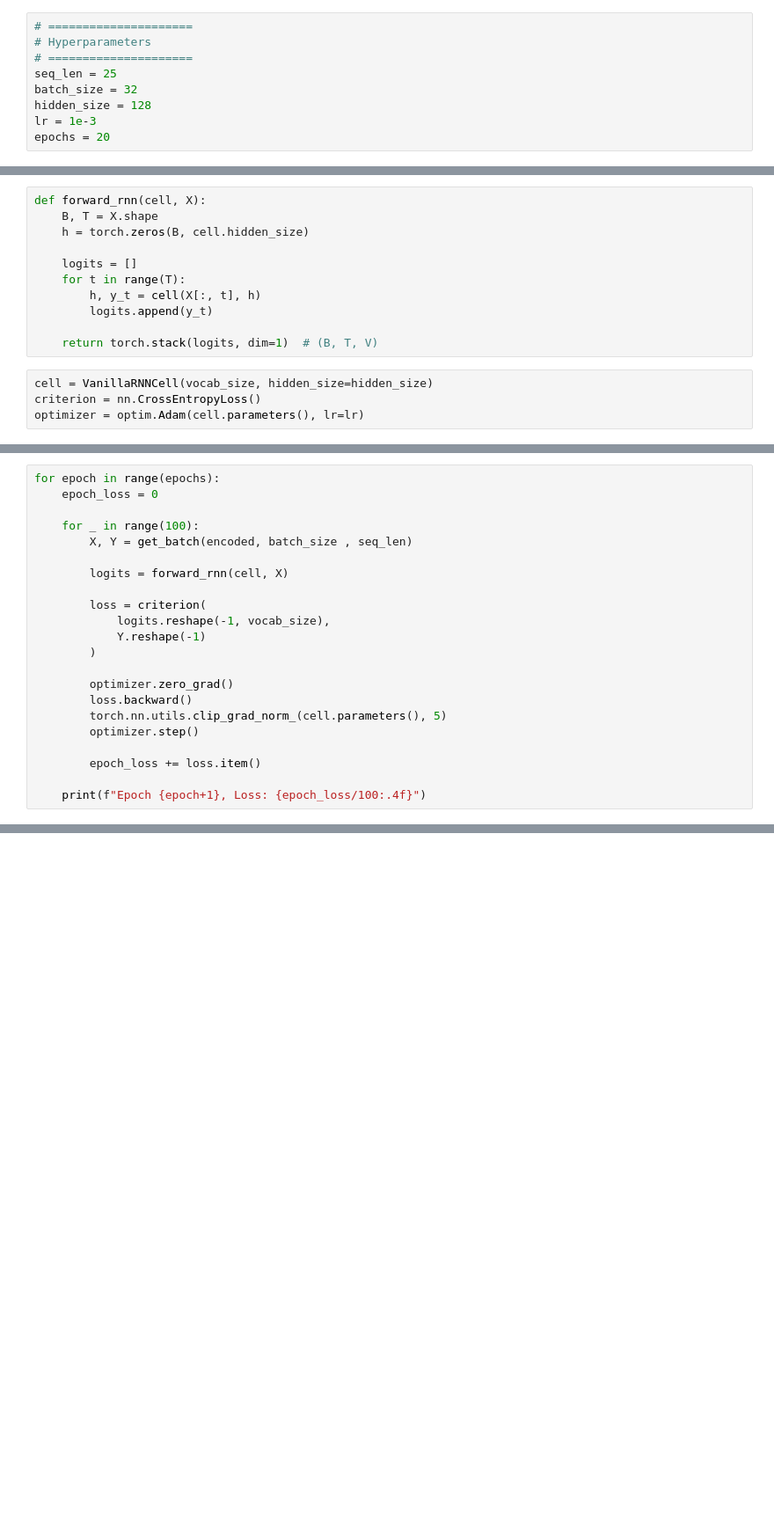
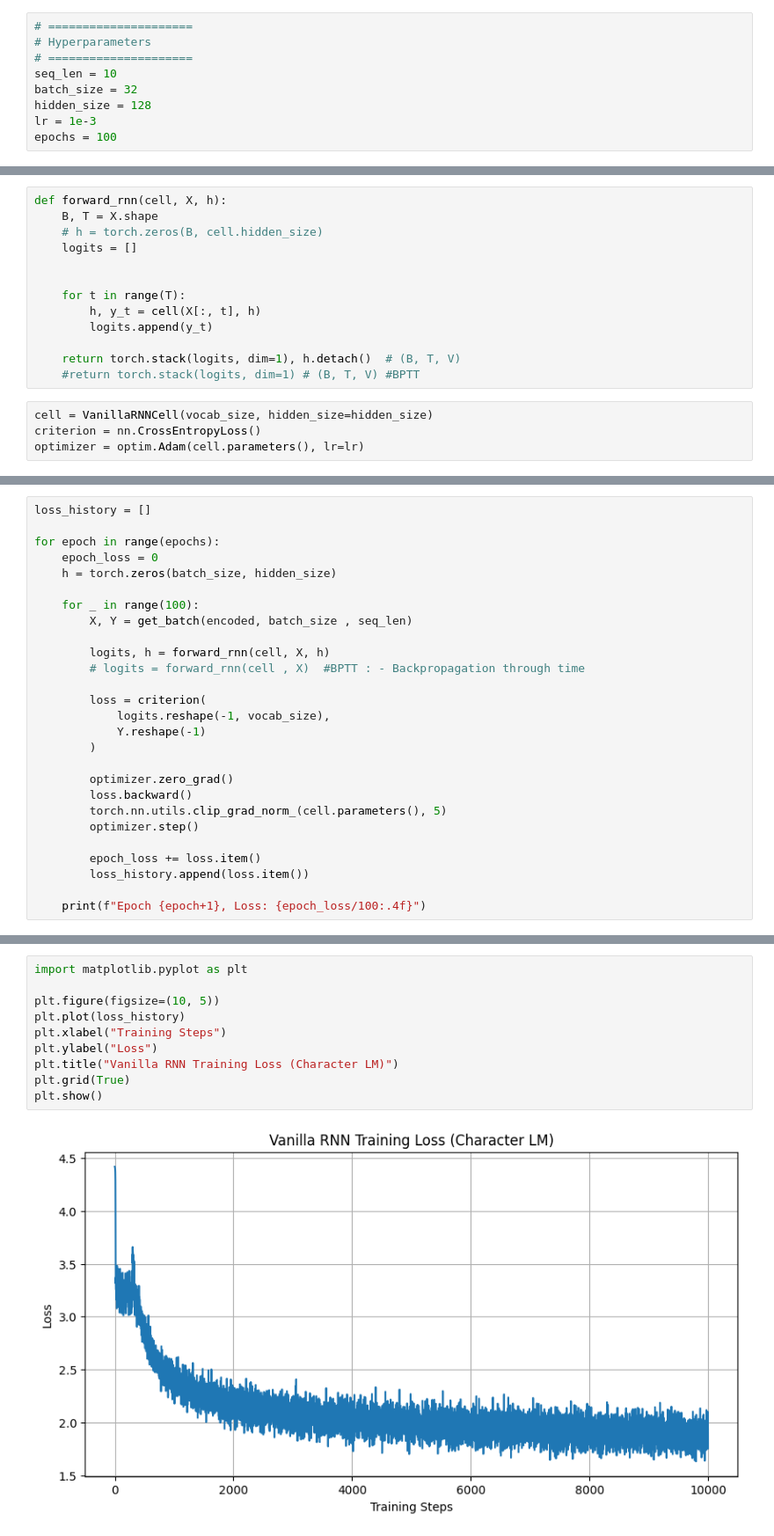
Before and after one commit to Raunak-Kesharwani/deep-learning-model-zoo, a Jupyter notebook: RNN/6️⃣ Vanilla RNN for Character-Level LM/language modelling with vanilla RNN .ipynb, the cells around one changed output, grey strips where cells are left out. Shown at 88% size. Saved outputs shown, nothing was run; the diff lists cells and outputs as text; blank space fills up the shorter version.

```diff
--- a/RNN/6️⃣ Vanilla RNN for Character-Level LM/language modelling with vanilla RNN .ipynb
+++ b/RNN/6️⃣ Vanilla RNN for Character-Level LM/language modelling with vanilla RNN .ipynb
@@ -9,11 +9,11 @@ import torch.nn.functional as F
 # =====================
 # Hyperparameters
 # =====================
-seq_len = 25
+seq_len = 10
 batch_size = 32
 hidden_size = 128
 lr = 1e-3
-epochs = 20
+epochs = 100
 # %%
 with open("data/input.txt", "r", encoding="utf-8") as f:
     text = f.read()
@@ -65,16 +88,18 @@ class VanillaRNNCell(nn.Module):
         y_t = h_t @ self.W_hy + self.b_y
         return h_t, y_t
 # %%
-def forward_rnn(cell, X):
+def forward_rnn(cell, X, h):
     B, T = X.shape
-    h = torch.zeros(B, cell.hidden_size)
+    # h = torch.zeros(B, cell.hidden_size)
+    logits = []
 
-    logits = []
+
     for t in range(T):
         h, y_t = cell(X[:, t], h)
         logits.append(y_t)
 
-    return torch.stack(logits, dim=1)  # (B, T, V)
+    return torch.stack(logits, dim=1), h.detach()  # (B, T, V)
+    #return torch.stack(logits, dim=1) # (B, T, V) #BPTT
 # %%
 cell = VanillaRNNCell(vocab_size, hidden_size=hidden_size)
 criterion = nn.CrossEntropyLoss()
@@ -82,11 +109,15 @@ optimizer = optim.Adam(cell.parameters(), lr=lr)
 # %%
+loss_history = []
+
 for epoch in range(epochs):
     epoch_loss = 0
+    h = torch.zeros(batch_size, hidden_size)
 
     for _ in range(100):
         X, Y = get_batch(encoded, batch_size , seq_len)
 
-        logits = forward_rnn(cell, X)
+        logits, h = forward_rnn(cell, X, h)
+        # logits = forward_rnn(cell , X)  #BPTT : - Backpropagation through time
 
         loss = criterion(
             logits.reshape(-1, vocab_size),
@@ -99,6 +130,7 @@ for epoch in range(epochs):
         optimizer.step()
 
         epoch_loss += loss.item()
+        loss_history.append(loss.item())
 
     print(f"Epoch {epoch+1}, Loss: {epoch_loss/100:.4f}")
 # %% [output]
@@ -125 +154,13 @@ Epoch 20, Loss: 2.1696
+# %%
+import matplotlib.pyplot as plt
+
+plt.figure(figsize=(10, 5))
+plt.plot(loss_history)
+plt.xlabel("Training Steps")
+plt.ylabel("Loss")
+plt.title("Vanilla RNN Training Loss (Character LM)")
+plt.grid(True)
+plt.show()
+# %% [output]
+[figure, added]
 # %%
```
Also changed, not shown: parts of 16 cells of this notebook, 1 other file.
